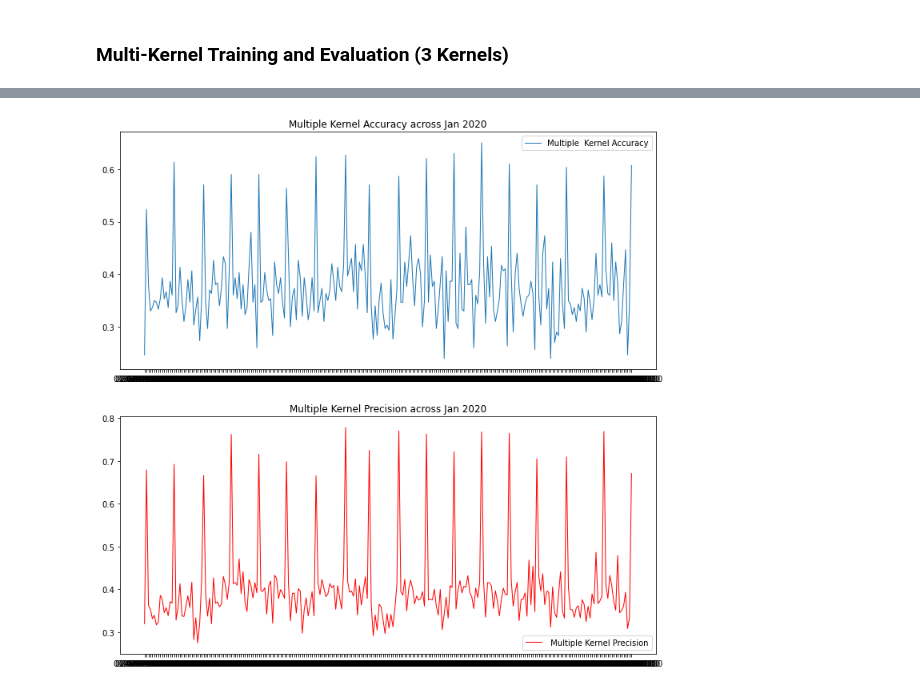
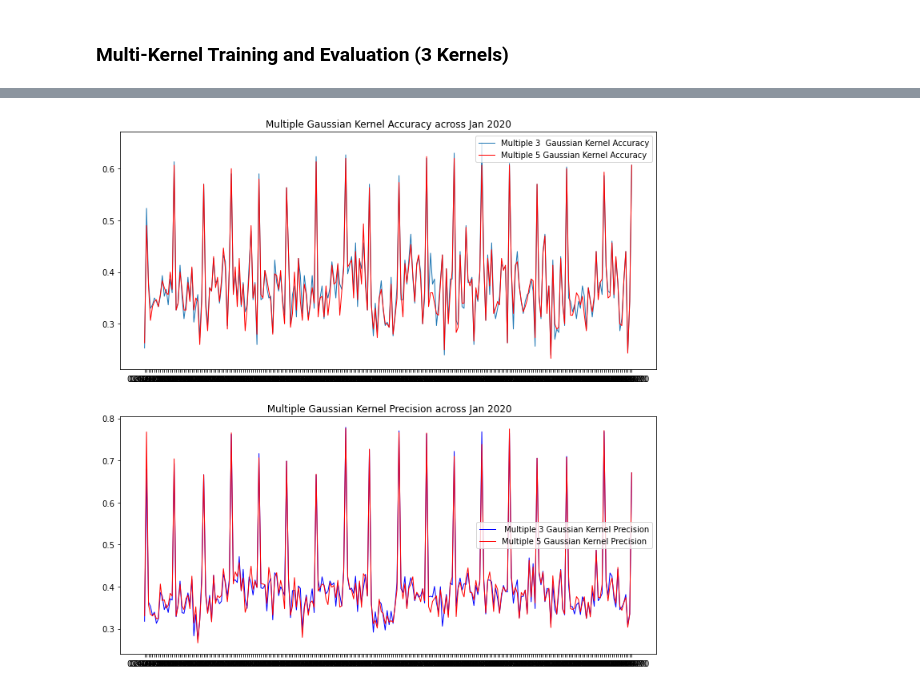
Before and after one commit to jasonbohne123/Kernel_Learning, a Jupyter notebook: LOB_Analysis/mkl_lob.ipynb, the cells around one changed output, grey strips where cells are left out. Drawn from its saved outputs; the diff is of its cells as text; code cells hidden in the pictures.

```diff
--- a/LOB_Analysis/mkl_lob.ipynb
+++ b/LOB_Analysis/mkl_lob.ipynb
@@ -219,7 +208,7 @@ order=3
 batch_size=300
 
 
-all_accuracy,all_precision=daily_batch(start,end,kernel_type,order,batch_size)
+gaussian_accuracy_3,gaussian_precision_3=daily_batch(start,end,kernel_type,order,batch_size)
 # %% [output]
 [Errno 2] No such file or directory: '/home/jbohn/jupyter/personal/Kernel_Learning/Features/Cleaned_Features/labeled_data_2020-01-01.csv'
 No data for 2020-01-01 00:00:00
@@ -240,0 +258,10 @@ No data for 2020-01-30 00:00:00
+# %%
+start='2020-01-01'
+end='2020-01-30'
+
+kernel_type='gaussian'
+order=5
+batch_size=300
+
+
+gaussian_accuracy_5,gaussian_precision_5=daily_batch(start,end,kernel_type,order,batch_size)
@@ -241,13 +312,15 @@ No data for 2020-01-30 00:00:00
 # %%
 fig,axis=plt.subplots(2,1,figsize=(12,12))
-axis[0].plot(list(all_accuracy.keys()),list(all_accuracy.values()),lw=1,label='Multiple  Kernel Accuracy')
-axis[0].set_title('Multiple Kernel Accuracy across Jan 2020')
-axis[1].plot(list(all_precision.keys()),list(all_precision.values()),lw=1,label=' Multiple Kernel Precision',color='red')
-axis[1].set_title('Multiple Kernel Precision across Jan 2020')
+axis[0].plot(list(gaussian_accuracy_3.keys()),list(gaussian_accuracy_3.values()),lw=1,label='Multiple 3  Gaussian Kernel Accuracy')
+axis[0].plot(list(gaussian_accuracy_5.keys()),list(gaussian_accuracy_5.values()),lw=1,label='Multiple 5 Gaussian Kernel Accuracy',color='red')
+axis[0].set_title('Multiple Gaussian Kernel Accuracy across Jan 2020')
+axis[1].plot(list(gaussian_precision_3.keys()),list(gaussian_precision_3.values()),lw=1,label=' Multiple 3 Gaussian Kernel Precision',color='blue')
+axis[1].plot(list(gaussian_precision_5.keys()),list(gaussian_precision_5.values()),lw=1,label='Multiple 5 Gaussian Kernel Precision',color='red')
+axis[1].set_title(' Multiple Gaussian Kernel Precision across Jan 2020')
 axis[0].legend()
 axis[1].legend()
-xfmt = DateFormatter('%d-%m-%y %H:%M')
+xfmt = DateFormatter('%d-%m-%y')
 axis[0].xaxis.set_major_formatter(xfmt)
 axis[1].xaxis.set_major_formatter(xfmt)
 # %% [output]
-[figure, old version]
+[figure, new version]
```
Also changed, not shown: parts of 11 cells of this notebook.
